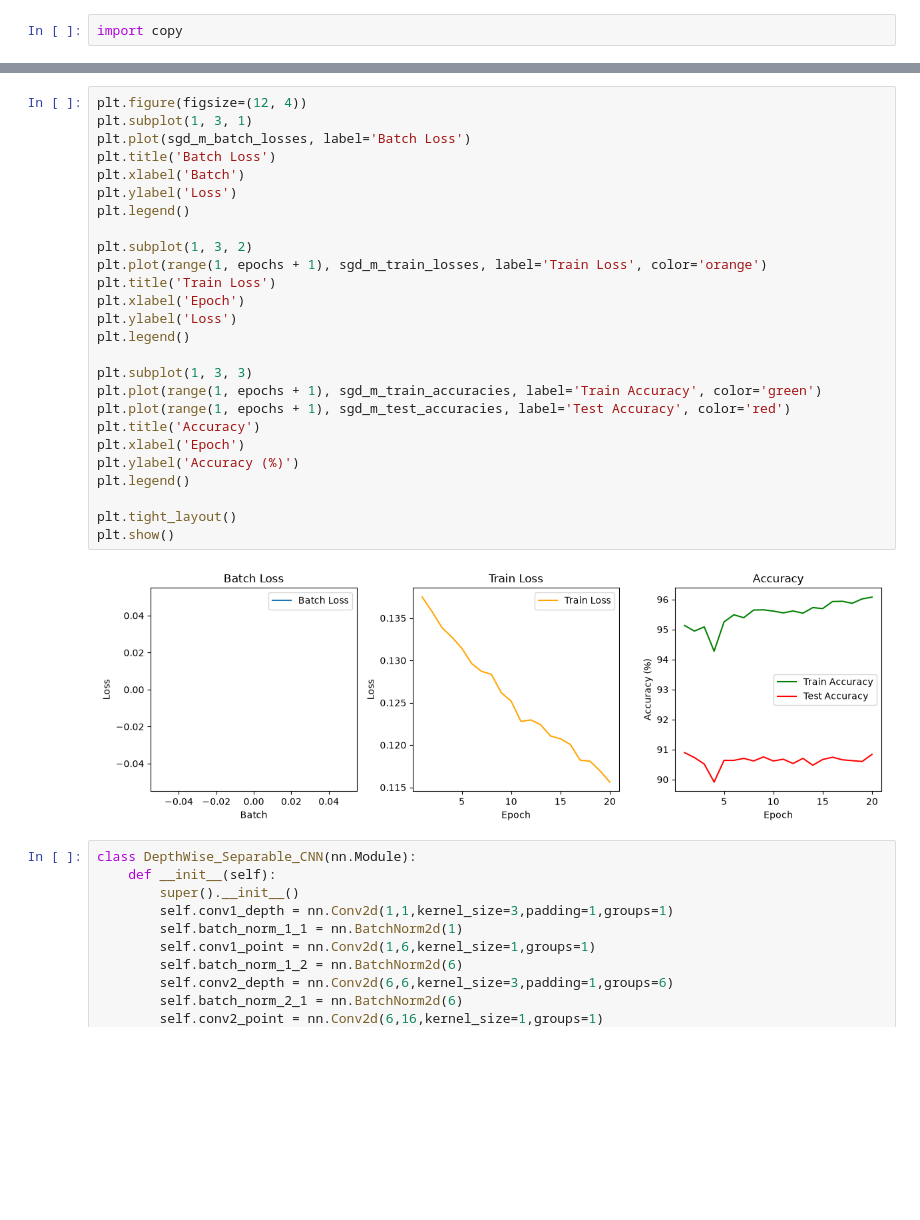
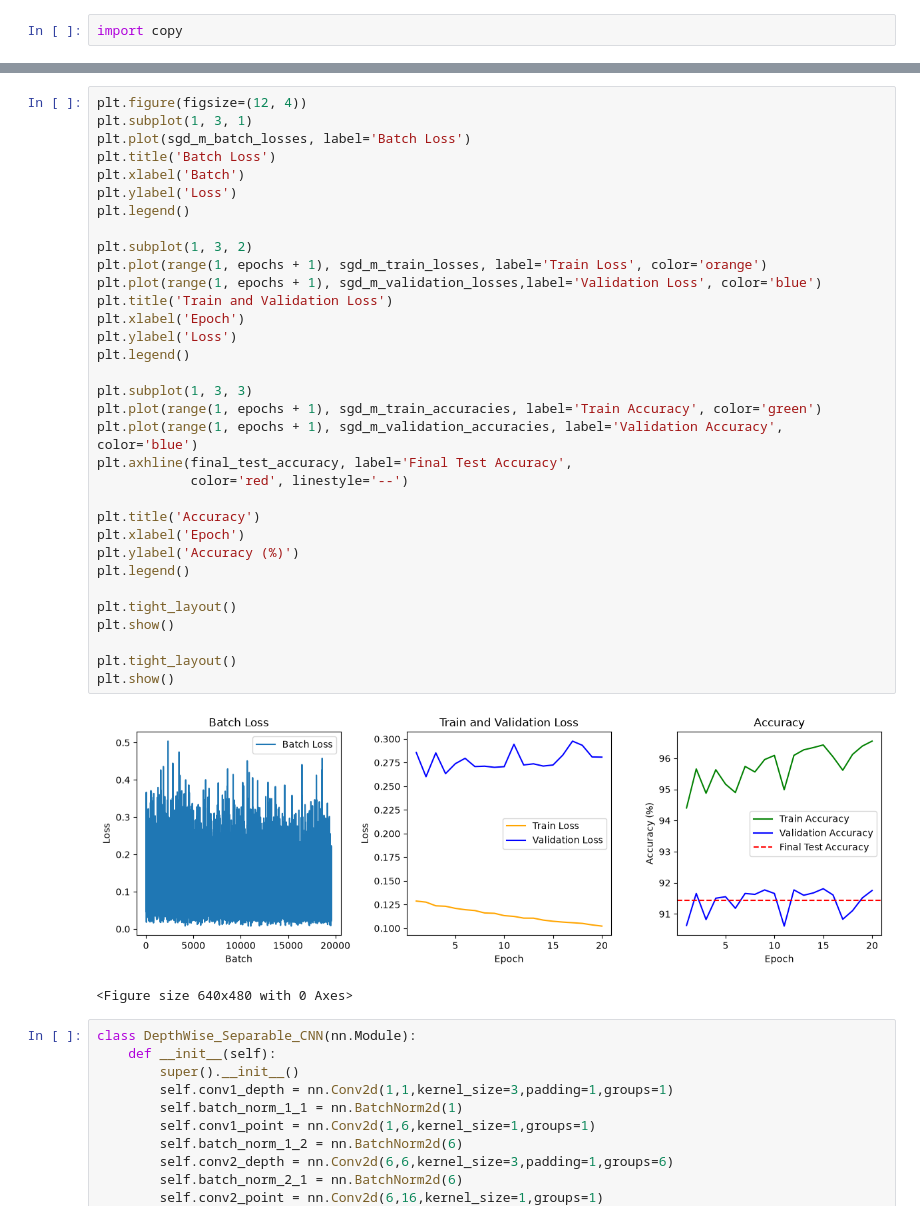
Before and after one commit to chabi1773/EN3150_Assignment_03_Team-FrameX, a Jupyter notebook: PR_assignment.ipynb, the cells around one changed output, grey strips where cells are left out. Saved outputs shown, nothing was run; the diff lists cells and outputs as text; blank space fills up the shorter version.

Commit message:
Added test train validation split for sgd and sgdm optimizers and optimized code for bettr visualization including addintion of confusion materix

```diff
--- a/PR_assignment.ipynb
+++ b/PR_assignment.ipynb
@@ -544,31 +765,39 @@ time for training 308.30831122398376 seconds
 # %%
 plt.figure(figsize=(12, 4))
 plt.subplot(1, 3, 1)
 plt.plot(sgd_m_batch_losses, label='Batch Loss')
 plt.title('Batch Loss')
 plt.xlabel('Batch')
 plt.ylabel('Loss')
 plt.legend()
 
 plt.subplot(1, 3, 2)
 plt.plot(range(1, epochs + 1), sgd_m_train_losses, label='Train Loss', color='orange')
-plt.title('Train Loss')
+plt.plot(range(1, epochs + 1), sgd_m_validation_losses,label='Validation Loss', color='blue')
+plt.title('Train and Validation Loss')
 plt.xlabel('Epoch')
 plt.ylabel('Loss')
 plt.legend()
 
 plt.subplot(1, 3, 3)
 plt.plot(range(1, epochs + 1), sgd_m_train_accuracies, label='Train Accuracy', color='green')
-plt.plot(range(1, epochs + 1), sgd_m_test_accuracies, label='Test Accuracy', color='red')
+plt.plot(range(1, epochs + 1), sgd_m_validation_accuracies, label='Validation Accuracy', color='blue')
+plt.axhline(final_test_accuracy, label='Final Test Accuracy',
+            color='red', linestyle='--')
+
 plt.title('Accuracy')
 plt.xlabel('Epoch')
 plt.ylabel('Accuracy (%)')
 plt.legend()
 
 plt.tight_layout()
 plt.show()
+
+plt.tight_layout()
+plt.show()
 # %% [output]
-[figure, old version]
+[figure, new version]
+<Figure size 640x480 with 0 Axes>
 # %%
 class DepthWise_Separable_CNN(nn.Module):
     def __init__(self):
```
Also changed, not shown: parts of 8 cells of this notebook.
